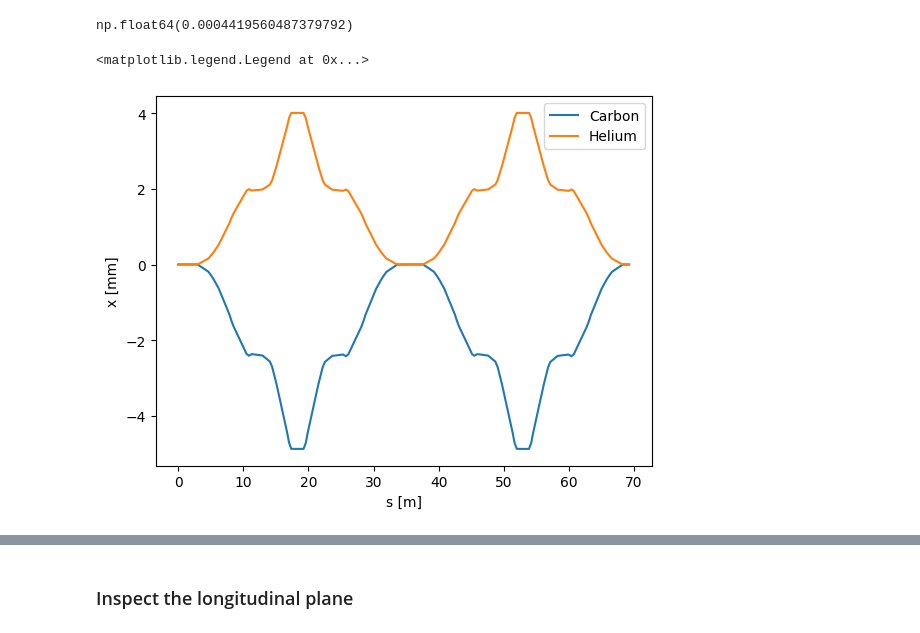
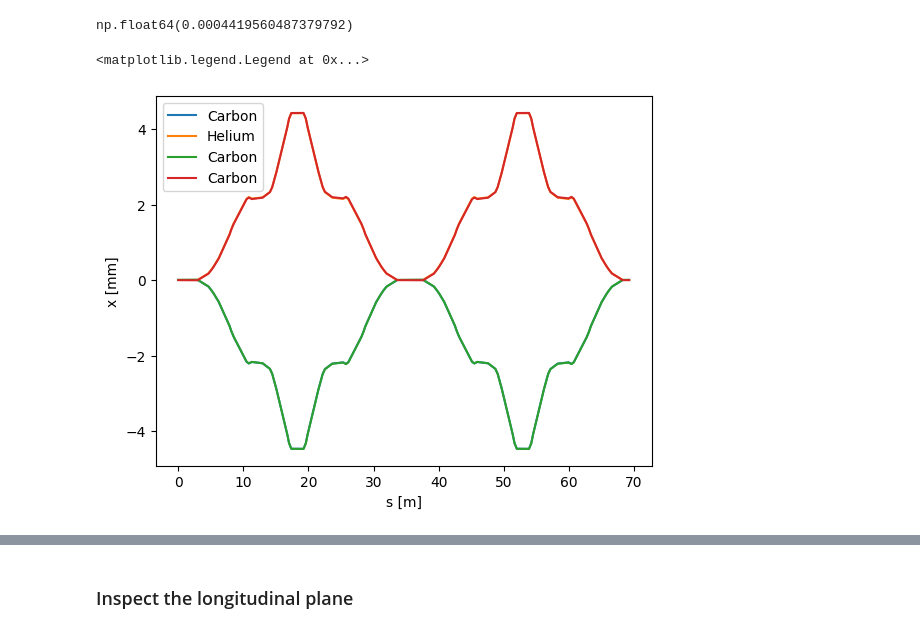
Before and after one commit to xsuite/tutorial_mixed_beams, a Jupyter notebook: notebook_03_mixed_beams.ipynb, the cells around one changed output, grey strips where cells are left out. Saved outputs shown, nothing was run; the diff lists cells and outputs as text; code cells hidden in the pictures.

```diff
--- a/notebook_03_mixed_beams.ipynb
+++ b/notebook_03_mixed_beams.ipynb
@@ -138,10 +139,12 @@ np.float64(0.0004419560487379792)
 # %%
 plt.figure()
 plt.plot(tw_car.s, 1e3 * tw_car.x, label='Carbon')
 plt.plot(tw_hel.s, 1e3 * tw_hel.x, label='Helium')
+plt.plot(tw_car.s, 1e3 * tw_car.delta * tw_car.dx, label='Carbon')
+plt.plot(tw_car.s, 1e3 * ((1 + tw_hel.delta)/chi_hel -1) * tw_car.dx, label='Carbon')
 plt.xlabel('s [m]')
 plt.ylabel('x [mm]')
 plt.legend()
 # %% [output]
 <matplotlib.legend.Legend at 0x...>
-[figure, old version]
+[figure, new version]
```
Also changed, not shown: parts of 5 cells of this notebook.
